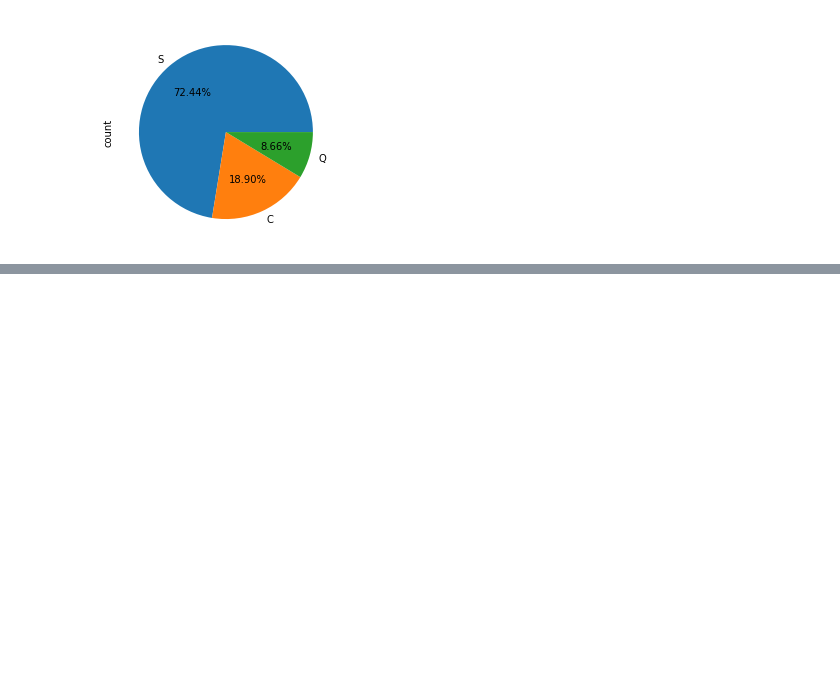
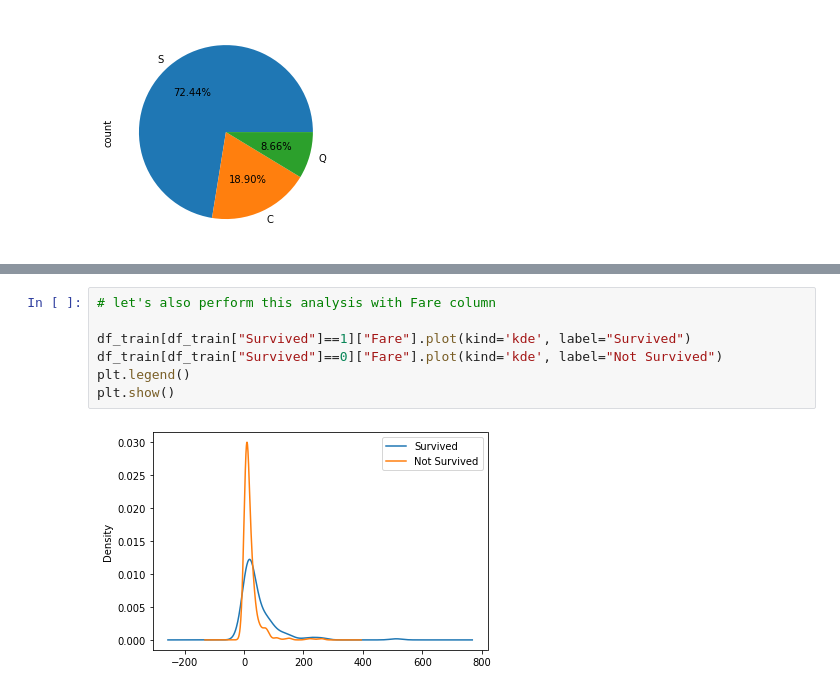
Before and after one commit to niteshpantha/titanic_data, a Jupyter notebook: titanic_analysis.ipynb, the cells around one changed output, grey strips where cells are left out. Drawn from its saved outputs; the diff is of its cells as text; blank space fills up the shorter version.

```diff
--- a/titanic_analysis.ipynb
+++ b/titanic_analysis.ipynb
@@ -427,0 +450,9 @@ df_train["Embarked"].value_counts().plot(kind='pie', autopct="%0.2f%%")
+# %%
+# let's also perform this analysis with Fare column
+
+df_train[df_train["Survived"]==1]["Fare"].plot(kind='kde', label="Survived")
+df_train[df_train["Survived"]==0]["Fare"].plot(kind='kde', label="Not Survived")
+plt.legend()
+plt.show()
+# %% [output]
+[figure, added]
```
Also changed, not shown: parts of 10 cells of this notebook.
